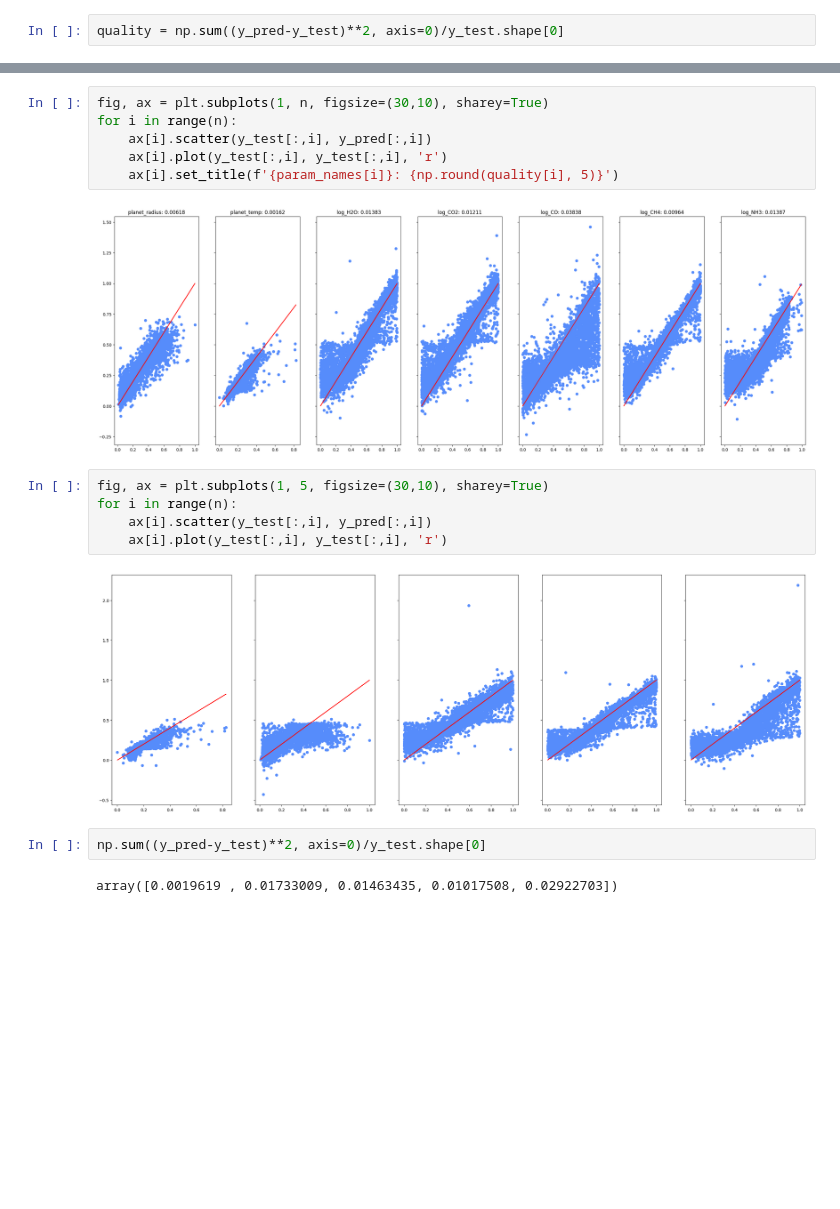
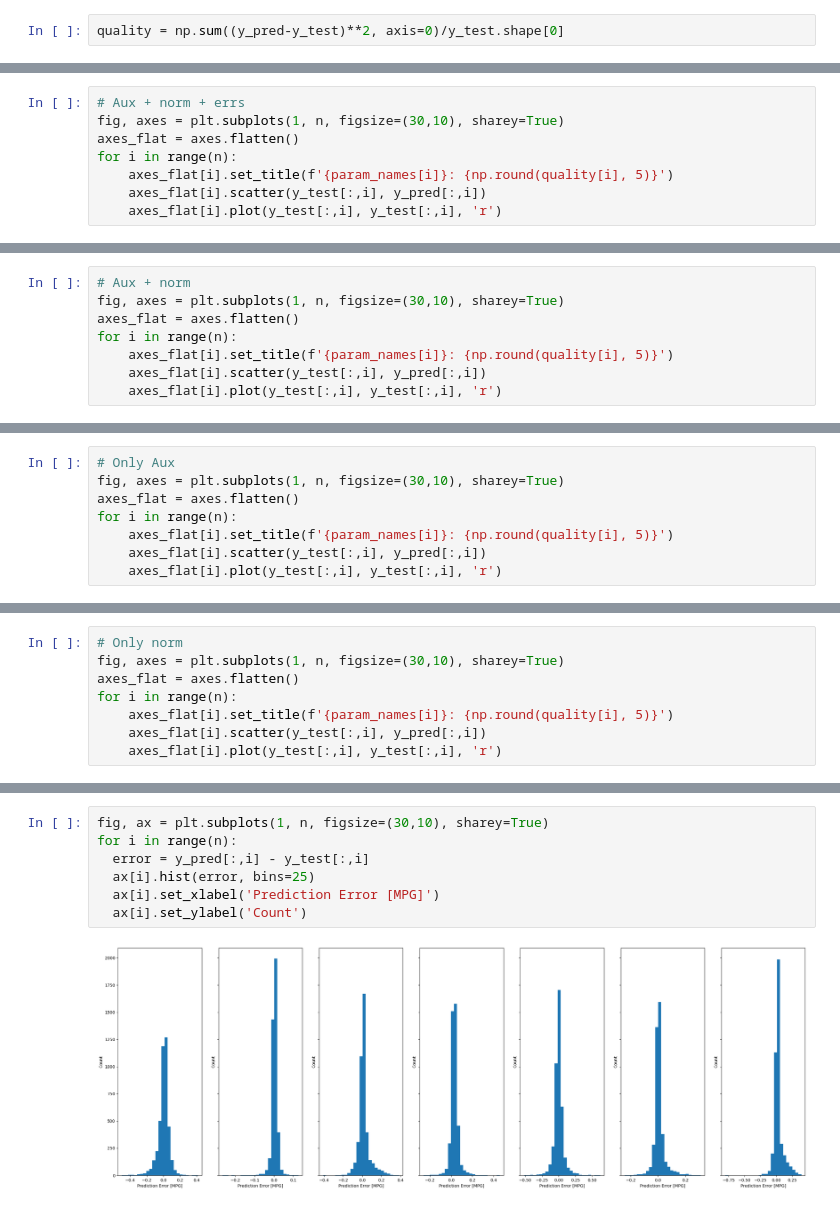
Before and after one commit to CosmicHitchhiker/ds_astro_2026s, a Jupyter notebook: ex7/exercise7.ipynb, the cells around one changed output, grey strips where cells are left out. Cells and saved outputs as stored; diff of their text form; blank space fills up the shorter version.

```diff
--- a/ex7/exercise7.ipynb
+++ b/ex7/exercise7.ipynb
@@ -113,0 +160,8 @@ quality = np.sum((y_pred-y_test)**2, axis=0)/y_test.shape[0]
+# %%
+# Aux + norm + errs
+fig, axes = plt.subplots(1, n, figsize=(30,10), sharey=True)
+axes_flat = axes.flatten()
+for i in range(n):
+    axes_flat[i].set_title(f'{param_names[i]}: {np.round(quality[i], 5)}')
+    axes_flat[i].scatter(y_test[:,i], y_pred[:,i])
+    axes_flat[i].plot(y_test[:,i], y_test[:,i], 'r')
@@ -113,0 +170,8 @@ quality = np.sum((y_pred-y_test)**2, axis=0)/y_test.shape[0]
+# %%
+# Aux + norm
+fig, axes = plt.subplots(1, n, figsize=(30,10), sharey=True)
+axes_flat = axes.flatten()
+for i in range(n):
+    axes_flat[i].set_title(f'{param_names[i]}: {np.round(quality[i], 5)}')
+    axes_flat[i].scatter(y_test[:,i], y_pred[:,i])
+    axes_flat[i].plot(y_test[:,i], y_test[:,i], 'r')
@@ -113,0 +180,8 @@ quality = np.sum((y_pred-y_test)**2, axis=0)/y_test.shape[0]
+# %%
+# Only Aux
+fig, axes = plt.subplots(1, n, figsize=(30,10), sharey=True)
+axes_flat = axes.flatten()
+for i in range(n):
+    axes_flat[i].set_title(f'{param_names[i]}: {np.round(quality[i], 5)}')
+    axes_flat[i].scatter(y_test[:,i], y_pred[:,i])
+    axes_flat[i].plot(y_test[:,i], y_test[:,i], 'r')
@@ -113,0 +190,8 @@ quality = np.sum((y_pred-y_test)**2, axis=0)/y_test.shape[0]
+# %%
+# Only norm
+fig, axes = plt.subplots(1, n, figsize=(30,10), sharey=True)
+axes_flat = axes.flatten()
+for i in range(n):
+    axes_flat[i].set_title(f'{param_names[i]}: {np.round(quality[i], 5)}')
+    axes_flat[i].scatter(y_test[:,i], y_pred[:,i])
+    axes_flat[i].plot(y_test[:,i], y_test[:,i], 'r')
@@ -114,19 +208,9 @@ quality = np.sum((y_pred-y_test)**2, axis=0)/y_test.shape[0]
 # %%
 fig, ax = plt.subplots(1, n, figsize=(30,10), sharey=True)
 for i in range(n):
-    ax[i].scatter(y_test[:,i], y_pred[:,i])
-    ax[i].plot(y_test[:,i], y_test[:,i], 'r')
-    ax[i].set_title(f'{param_names[i]}: {np.round(quality[i], 5)}')
+  error = y_pred[:,i] - y_test[:,i]
+  ax[i].hist(error, bins=25)
+  ax[i].set_xlabel('Prediction Error [MPG]')
+  ax[i].set_ylabel('Count')
 # %% [output]
-[figure, old version]
+[figure, new version]
-# %%
-fig, ax = plt.subplots(1, 5, figsize=(30,10), sharey=True)
-for i in range(n):
-    ax[i].scatter(y_test[:,i], y_pred[:,i])
-    ax[i].plot(y_test[:,i], y_test[:,i], 'r')
-# %% [output]
-[figure, removed]
-# %%
-np.sum((y_pred-y_test)**2, axis=0)/y_test.shape[0]
-# %% [output]
-array([0.0019619 , 0.01733009, 0.01463435, 0.01017508, 0.02922703])
```
Also changed, not shown: parts of 24 cells of this notebook.
